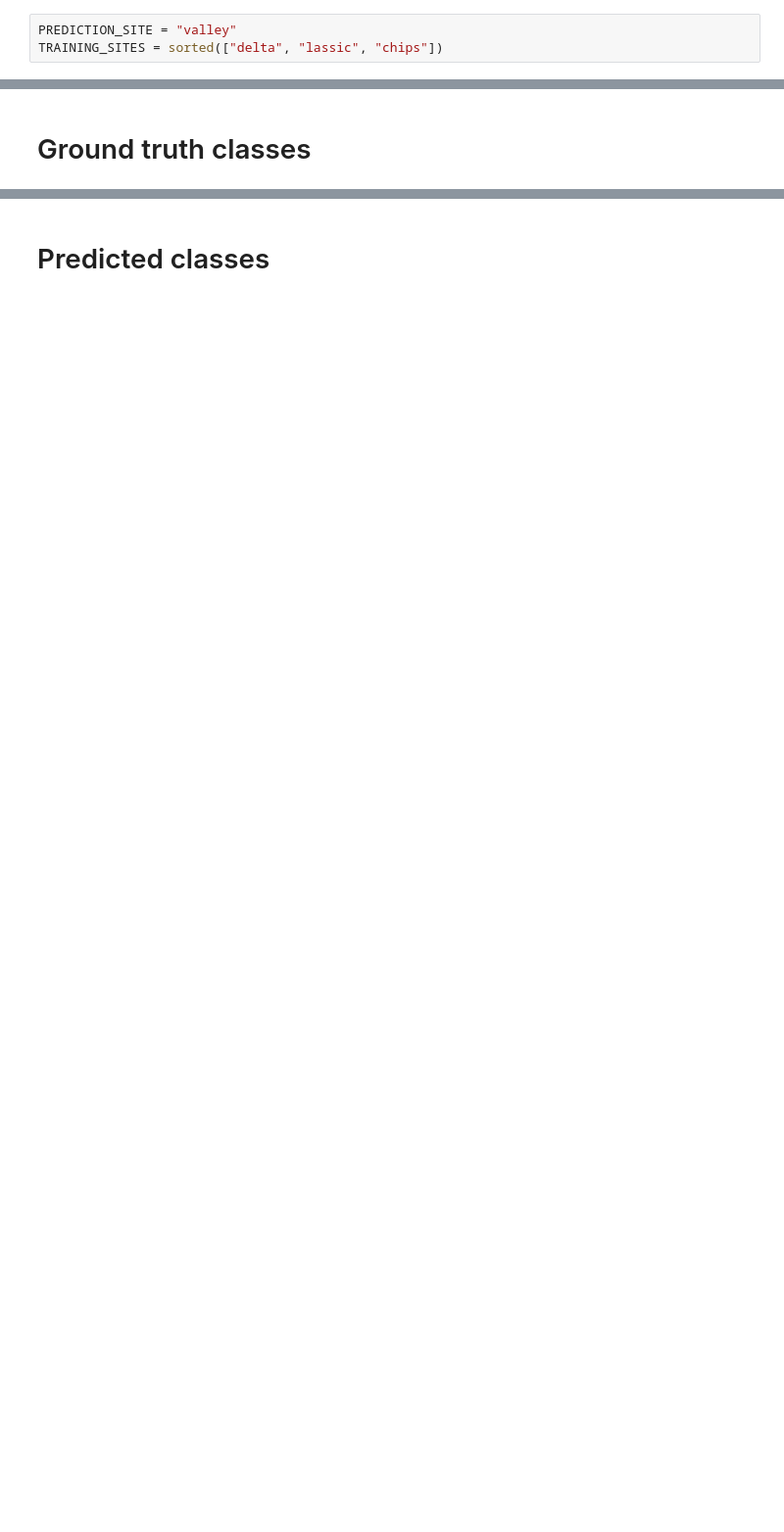
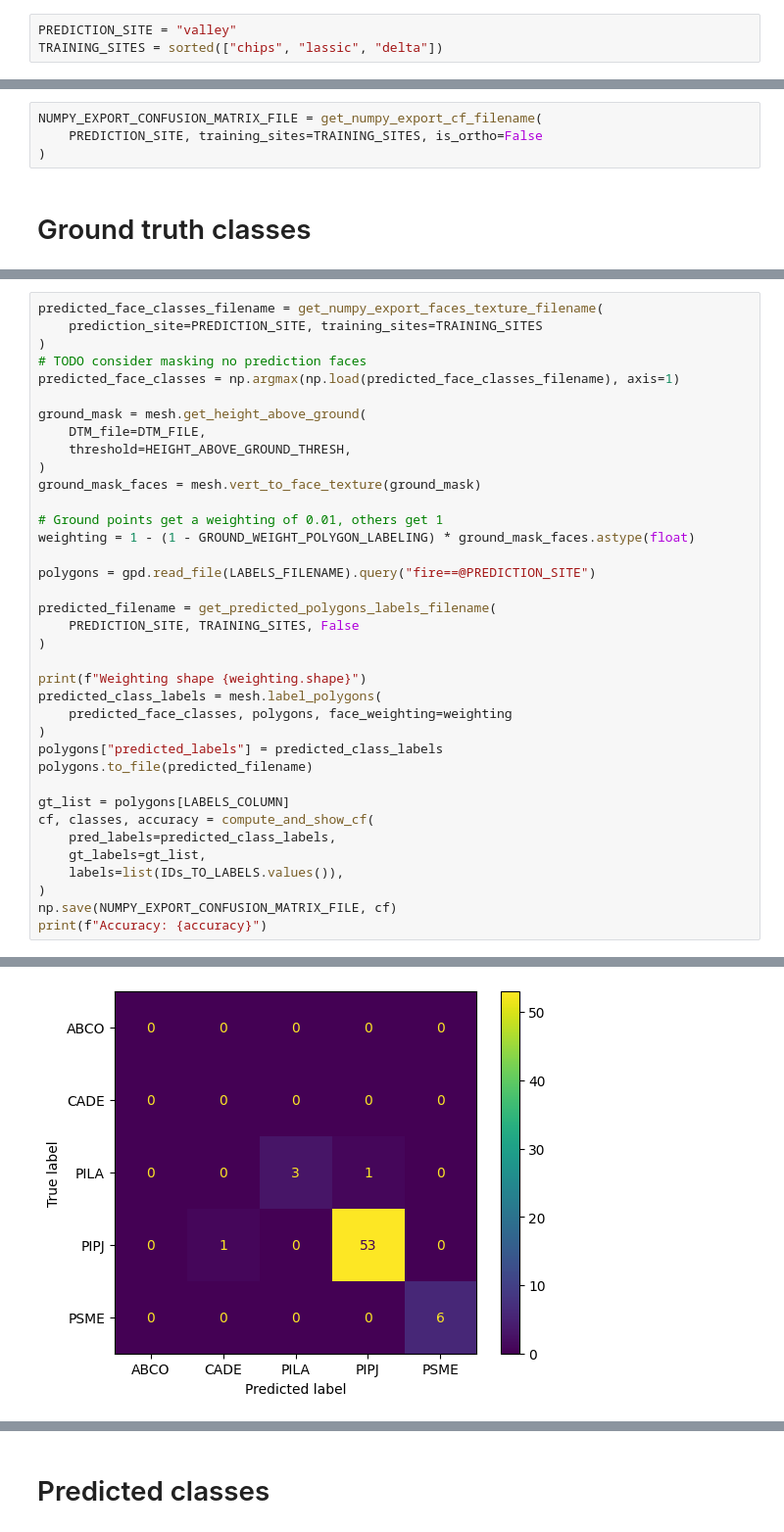
Before and after one commit to russelldj/str-disp-experiments, a Jupyter notebook: scripts/MVMT/5_analysis/5_analysis_valley.ipynb, the cells around one changed output, grey strips where cells are left out. Shown at 98% size. Saved outputs shown, nothing was run; the diff lists cells and outputs as text; blank space fills up the shorter version.

```diff
--- a/scripts/MVMT/5_analysis/5_analysis_valley.ipynb
+++ b/scripts/MVMT/5_analysis/5_analysis_valley.ipynb
@@ -29,4 +33,4 @@ from constants import (
 You should be able to define most of the behavior from these constants
 # %%
 PREDICTION_SITE = "valley"
-TRAINING_SITES = sorted(["delta", "lassic", "chips"])
+TRAINING_SITES = sorted(["chips", "lassic", "delta"])
@@ -136,3 +39,7 @@ Accuracy: 0.984375
+# %%
+NUMPY_EXPORT_CONFUSION_MATRIX_FILE = get_numpy_export_cf_filename(
+    PREDICTION_SITE, training_sites=TRAINING_SITES, is_ortho=False
+)
 # %% [markdown]
 # Ground truth classes
 # %%
@@ -170,0 +86,38 @@ INFO:mesh_140635774535472:Dissolving ROI
+# %%
+predicted_face_classes_filename = get_numpy_export_faces_texture_filename(
+    prediction_site=PREDICTION_SITE, training_sites=TRAINING_SITES
+)
+# TODO consider masking no prediction faces
+predicted_face_classes = np.argmax(np.load(predicted_face_classes_filename), axis=1)
+
+ground_mask = mesh.get_height_above_ground(
+    DTM_file=DTM_FILE,
+    threshold=HEIGHT_ABOVE_GROUND_THRESH,
+)
+ground_mask_faces = mesh.vert_to_face_texture(ground_mask)
+
+# Ground points get a weighting of 0.01, others get 1
+weighting = 1 - (1 - GROUND_WEIGHT_POLYGON_LABELING) * ground_mask_faces.astype(float)
+
+polygons = gpd.read_file(LABELS_FILENAME).query("fire==@PREDICTION_SITE")
+
+predicted_filename = get_predicted_polygons_labels_filename(
+    PREDICTION_SITE, TRAINING_SITES, False
+)
+
+print(f"Weighting shape {weighting.shape}")
+predicted_class_labels = mesh.label_polygons(
+    predicted_face_classes, polygons, face_weighting=weighting
+)
+polygons["predicted_labels"] = predicted_class_labels
+polygons.to_file(predicted_filename)
+
+gt_list = polygons[LABELS_COLUMN]
+cf, classes, accuracy = compute_and_show_cf(
+    pred_labels=predicted_class_labels,
+    gt_labels=gt_list,
+    labels=list(IDs_TO_LABELS.values()),
+)
+np.save(NUMPY_EXPORT_CONFUSION_MATRIX_FILE, cf)
+print(f"Accuracy: {accuracy}")
+# %% [output]
@@ -170,0 +160 @@ INFO:mesh_140635774535472:Dissolving ROI
+[figure, added]
```
Also changed, not shown: parts of 11 cells of this notebook, 14 other files.
